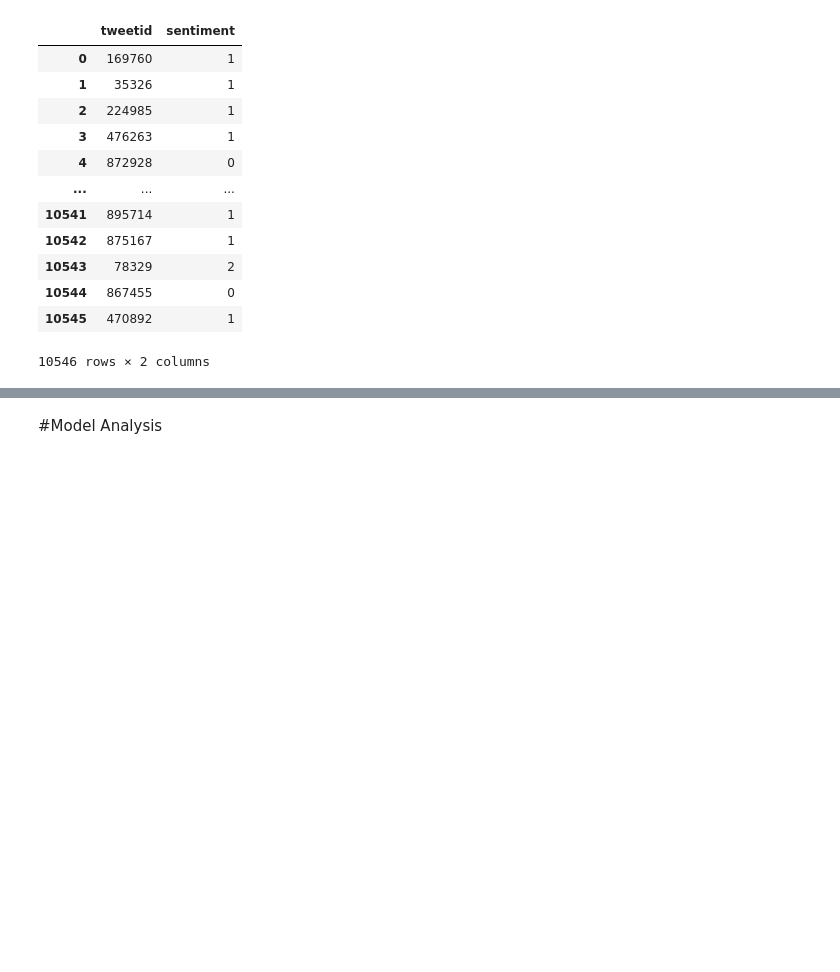
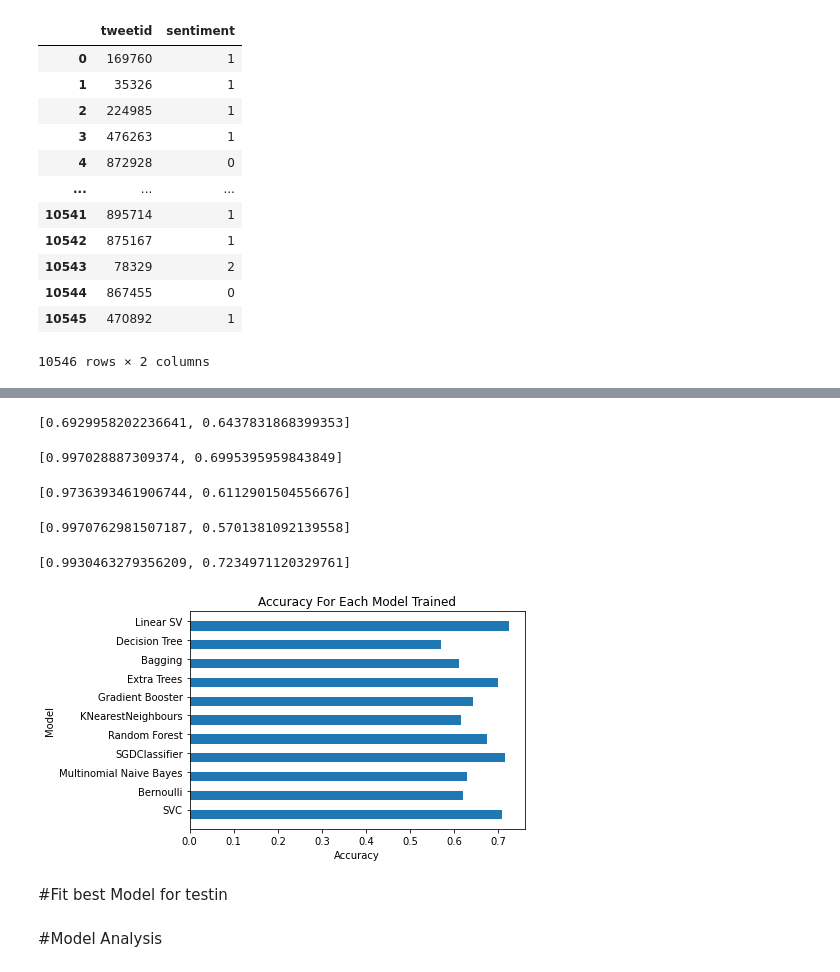
Before and after one commit to Stephane-Masamba/Team_4_CPT_ML-Classification, a Jupyter notebook: Copy_of_Mikael_Daniels_Classification2.ipynb, the cells around one changed output, grey strips where cells are left out. Saved outputs shown, nothing was run; the diff lists cells and outputs as text; code cells hidden in the pictures; blank space fills up the shorter version.

```diff
--- a/Copy_of_Mikael_Daniels_Classification2.ipynb
+++ b/Copy_of_Mikael_Daniels_Classification2.ipynb
@@ -799,3 +1047,56 @@ submission
+# %%
+grad_booster = GradientBoostingClassifier()
+
+
+grad_booster_accuracy = accuracy(grad_booster)
+grad_booster_accuracy
+# %% [output]
+[0.6929958202236641, 0.6437831868399353]
+# %%
+extra_trees = ExtraTreesClassifier()
+
+extra_trees_accuracy = accuracy(extra_trees)
+extra_trees_accuracy
+# %% [output]
+[0.997028887309374, 0.6995395959843849]
+# %%
+bagging = BaggingClassifier()
+bagging_accuracy = accuracy(bagging)
+bagging_accuracy
+# %% [output]
+[0.9736393461906744, 0.6112901504556676]
+# %%
+dec_tree = DecisionTreeClassifier()
+dec_tree_accuracy = accuracy(dec_tree)
+dec_tree_accuracy
+# %% [output]
+[0.9970762981507187, 0.5701381092139558]
+# %%
+linear_sv = LinearSVC()
+linear_sv_accuracy = accuracy(linear_sv)
+linear_sv_accuracy
+# %% [output]
+[0.9930463279356209, 0.7234971120329761]
+# %%
+models = ['SVC', 'Bernoulli', 'Multinomial Naive Bayes', 'SGDClassifier', 'Random Forest', 'KNearestNeighbours', 'Gradient Booster', 'Extra Trees', 'Bagging', 'Decision Tree', 'Linear SV']
+bar_widths = [sv_accuracy[1], bernoulli_accuracy[1], mnb_accuracy[1], sgd_accuracy[1], rand_forest_accuracy[1], knn_accuracy[1], grad_booster_accuracy[1], extra_trees_accuracy[1], bagging_accuracy[1], dec_tree_accuracy[1], linear_sv_accuracy[1]]
+bar_positions = arange(11) + 0.75
+tick_positions = range(1,12)
+
+fig, ax = plt.subplots()
+ax.barh(bar_positions, bar_widths, 0.5)
+ax.set_yticks(tick_positions)
+ax.set_yticklabels(models)
+
+ax.set_ylabel('Model')
+ax.set_xlabel('Accuracy')
+ax.set_title('Accuracy For Each Model Trained')
+
+plt.show()
+# %% [output]
+[figure, added]
+# %% [markdown]
+#Fit best Model for testin
 # %% [markdown]
 #Model Analysis
 # %% [markdown]
```
Also changed, not shown: parts of 28 cells of this notebook.
